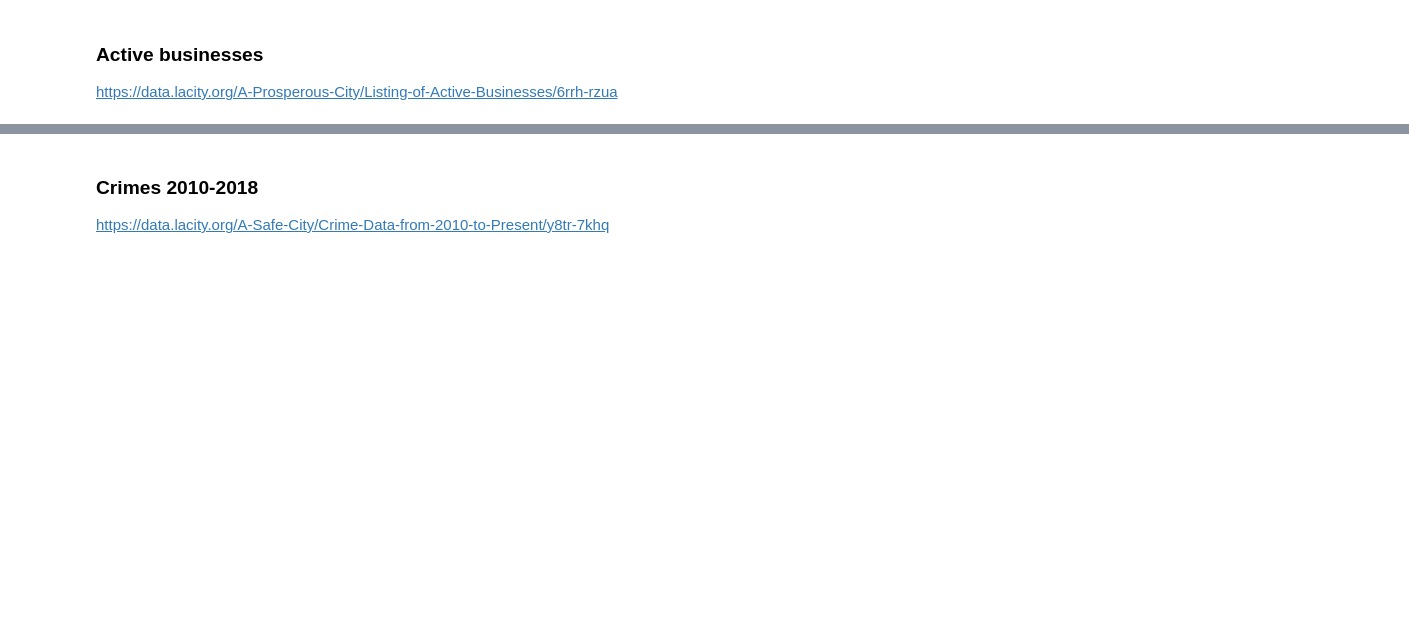
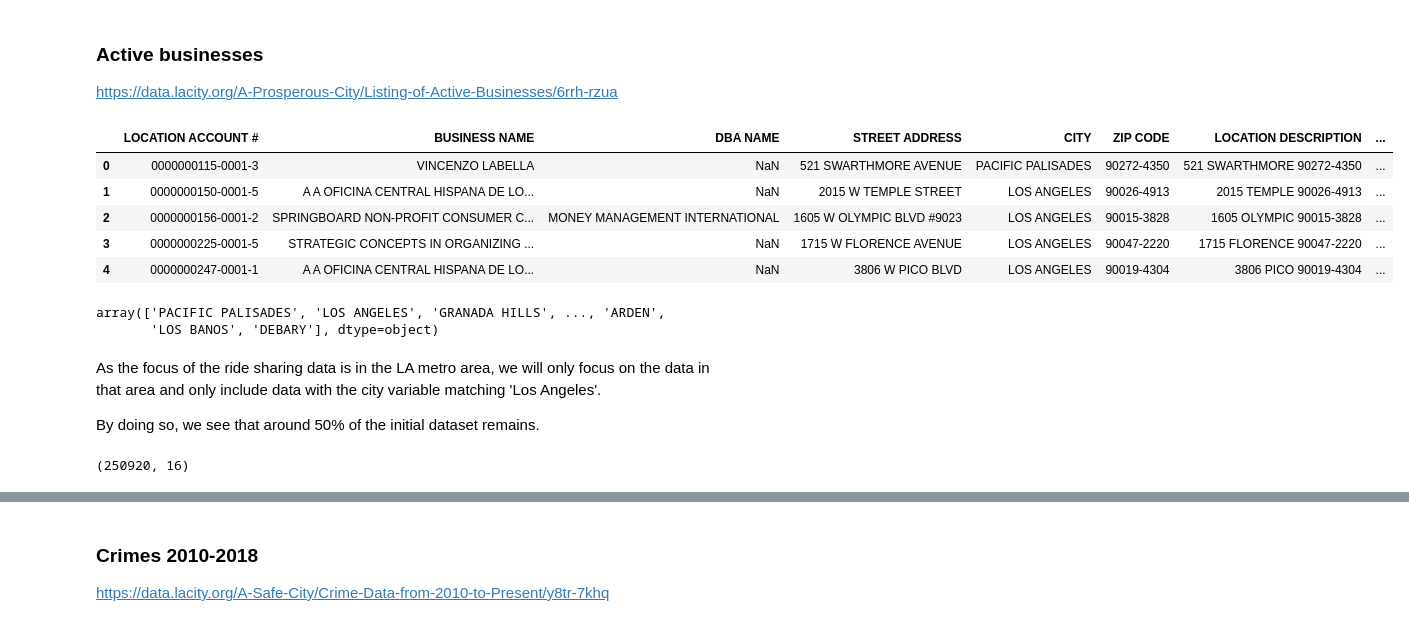
Before and after one commit to finnqiao/la_metro_bikeshare_data, a Jupyter notebook: notebooks/1.0-la-bikeshare.ipynb, the cells around one changed output, grey strips where cells are left out. Cells and saved outputs as stored; diff of their text form; code cells hidden in the pictures; blank space fills up the shorter version.

```diff
--- a/notebooks/1.0-la-bikeshare.ipynb
+++ b/notebooks/1.0-la-bikeshare.ipynb
@@ -198,0 +203,24 @@ business_df = pd.read_csv('../data/external/active_businesses.csv')
+# %%
+business_df.head()
+# %% [output]
+|  | LOCATION ACCOUNT # | BUSINESS NAME | DBA NAME | STREET ADDRESS | CITY | ZIP CODE | LOCATION DESCRIPTION | ... |
+| 0 | 0000000115-0001-3 | VINCENZO LABELLA | NaN | 521 SWARTHMORE AVENUE | PACIFIC PALISADES | 90272-4350 | 521 SWARTHMORE 90272-4350 | ... |
+| 1 | 0000000150-0001-5 | A A OFICINA CENTRAL HISPANA DE LO... | NaN | 2015 W TEMPLE STREET | LOS ANGELES | 90026-4913 | 2015 TEMPLE 90026-4913 | ... |
+| 2 | 0000000156-0001-2 | SPRINGBOARD NON-PROFIT CONSUMER C... | MONEY MANAGEMENT INTERNATIONAL | 1605 W OLYMPIC BLVD #9023 | LOS ANGELES | 90015-3828 | 1605 OLYMPIC 90015-3828 | ... |
+| 3 | 0000000225-0001-5 | STRATEGIC CONCEPTS IN ORGANIZING ... | NaN | 1715 W FLORENCE AVENUE | LOS ANGELES | 90047-2220 | 1715 FLORENCE 90047-2220 | ... |
+| 4 | 0000000247-0001-1 | A A OFICINA CENTRAL HISPANA DE LO... | NaN | 3806 W PICO BLVD | LOS ANGELES | 90019-4304 | 3806 PICO 90019-4304 | ... |
+# %%
+# check to see how many different cities there are in the column
+business_df['CITY'].unique()
+# %% [output]
+array(['PACIFIC PALISADES', 'LOS ANGELES', 'GRANADA HILLS', ..., 'ARDEN',
+       'LOS BANOS', 'DEBARY'], dtype=object)
+# %% [markdown]
+As the focus of the ride sharing data is in the LA metro area, we will only focus on the data in that area and only include data with the city variable matching 'Los Angeles'.
+
+By doing so, we see that around 50% of the initial dataset remains.
+# %%
+business_df = business_df[business_df['CITY'] == 'LOS ANGELES']
+business_df.shape
+# %% [output]
+(250920, 16)
```
Also changed, not shown: parts of 18 cells of this notebook.
